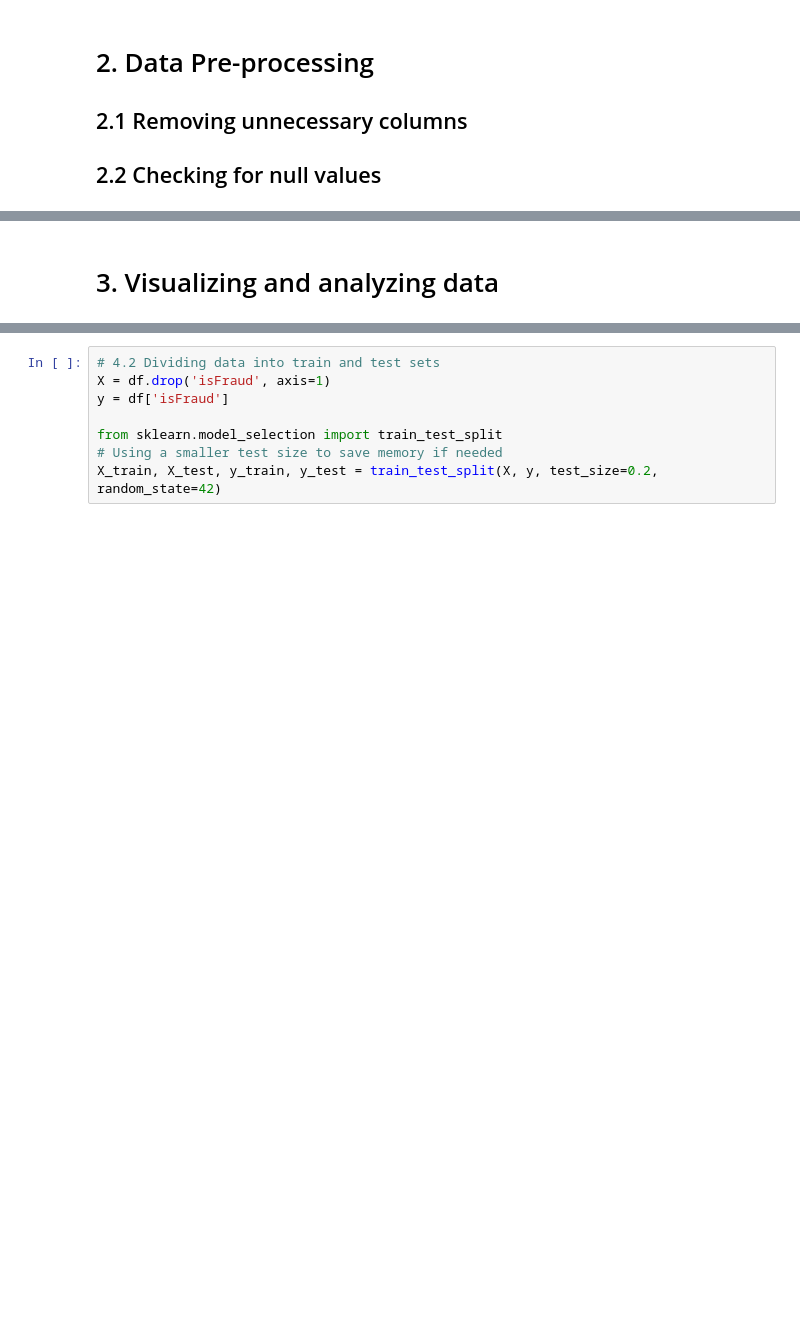
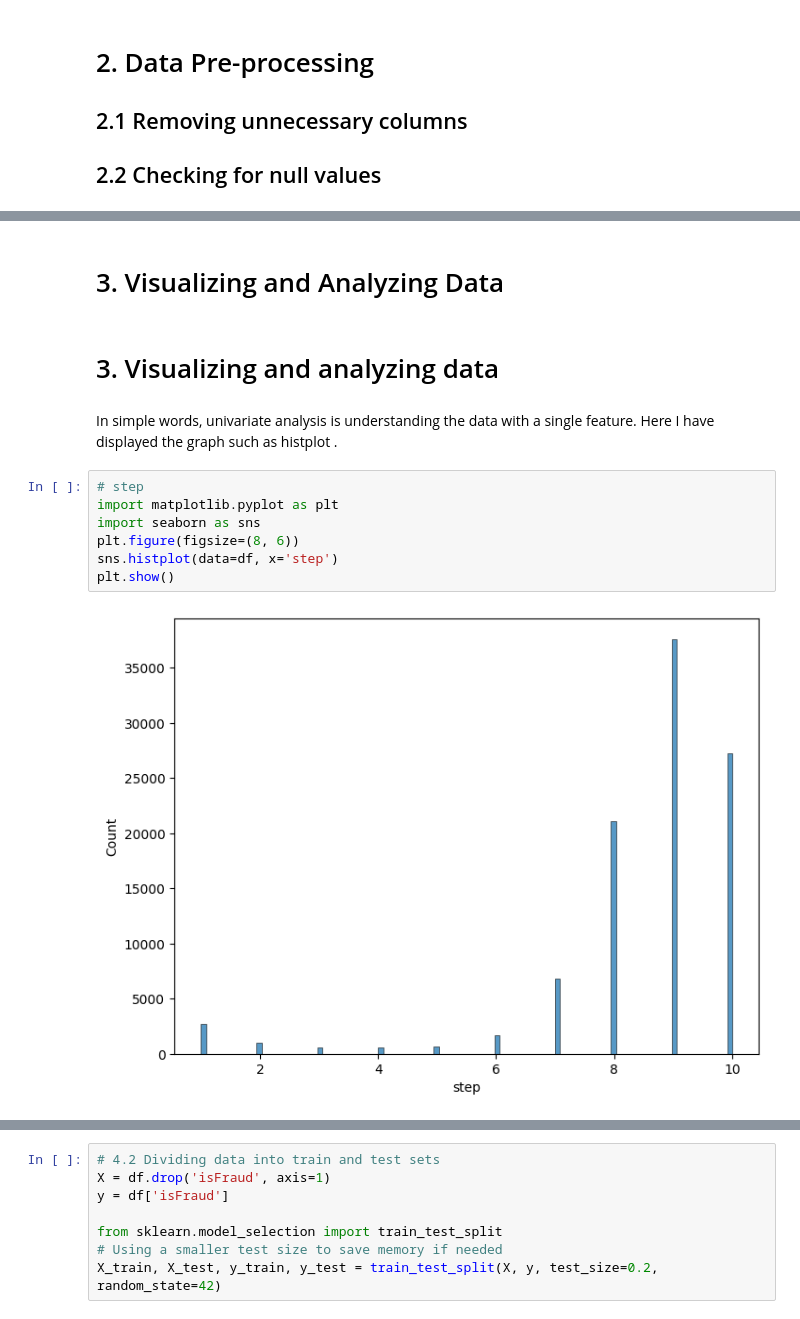
Before and after one commit to TAbhinayaChowdary/Online-Payments-Fraud-Detection, a Jupyter notebook: training/ONLINE PAYMENTS FRAUD DETECTION.ipynb, the cells around one changed output, grey strips where cells are left out. Drawn from its saved outputs; the diff is of its cells as text; blank space fills up the shorter version.

Commit message:
Update project structure, notebook analysis, and flask app

```diff
--- a/training/ONLINE PAYMENTS FRAUD DETECTION.ipynb
+++ b/training/ONLINE PAYMENTS FRAUD DETECTION.ipynb
@@ -30,2 +85,15 @@ df.head()
+# %% [markdown]
+# 3. Visualizing and Analyzing Data
 # %% [markdown]
 # 3. Visualizing and analyzing data
+# %% [markdown]
+In simple words, univariate analysis is understanding the data with a single feature. Here I have displayed the graph such as histplot .
+# %%
+# step
+import matplotlib.pyplot as plt
+import seaborn as sns
+plt.figure(figsize=(8, 6))
+sns.histplot(data=df, x='step')
+plt.show()
+# %% [output]
+[figure, added]
```
Also changed, not shown: parts of 94 cells of this notebook, 12 other files.
